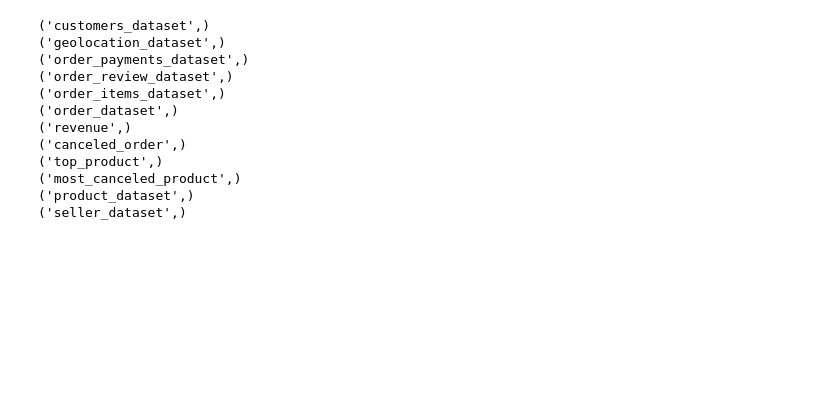
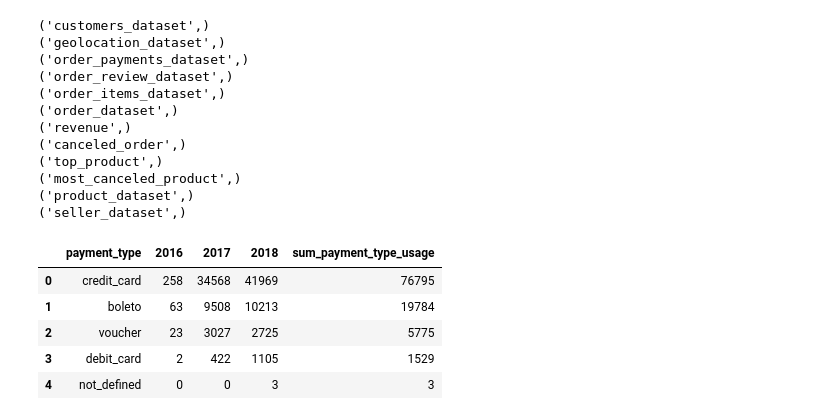
Before and after one commit to dimasrahmatnuriza/PythontoPostgreSQL, a Jupyter notebook: Project4.ipynb, the cells around one changed output. Drawn from its saved outputs; the diff is of its cells as text; code cells hidden in the pictures; blank space fills up the shorter version.

```diff
--- a/Project4.ipynb
+++ b/Project4.ipynb
@@ -40,3 +40,13 @@ import pandas as pd
 import matplotlib.pyplot as plt
 import seaborn as sns
 import numpy as np
+# %%
+df = pd.DataFrame(hasil, columns=kolom)
+df.head()
+# %% [output]
+|  | payment_type | 2016 | 2017 | 2018 | sum_payment_type_usage |
+| 0 | credit_card | 258 | 34568 | 41969 | 76795 |
+| 1 | boleto | 63 | 9508 | 10213 | 19784 |
+| 2 | voucher | 23 | 3027 | 2725 | 5775 |
+| 3 | debit_card | 2 | 422 | 1105 | 1529 |
+| 4 | not_defined | 0 | 0 | 3 | 3 |
```
Also changed, not shown: parts of 1 cell of this notebook.
